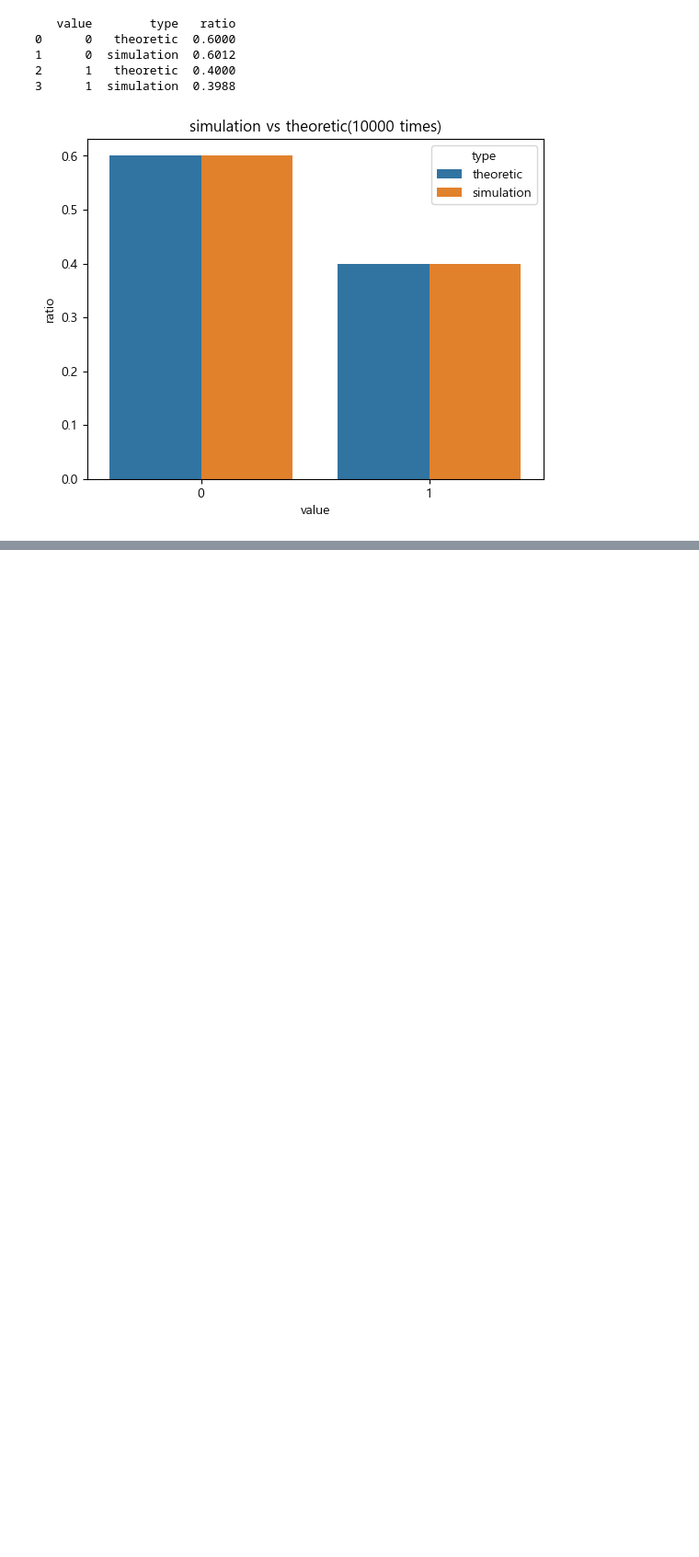
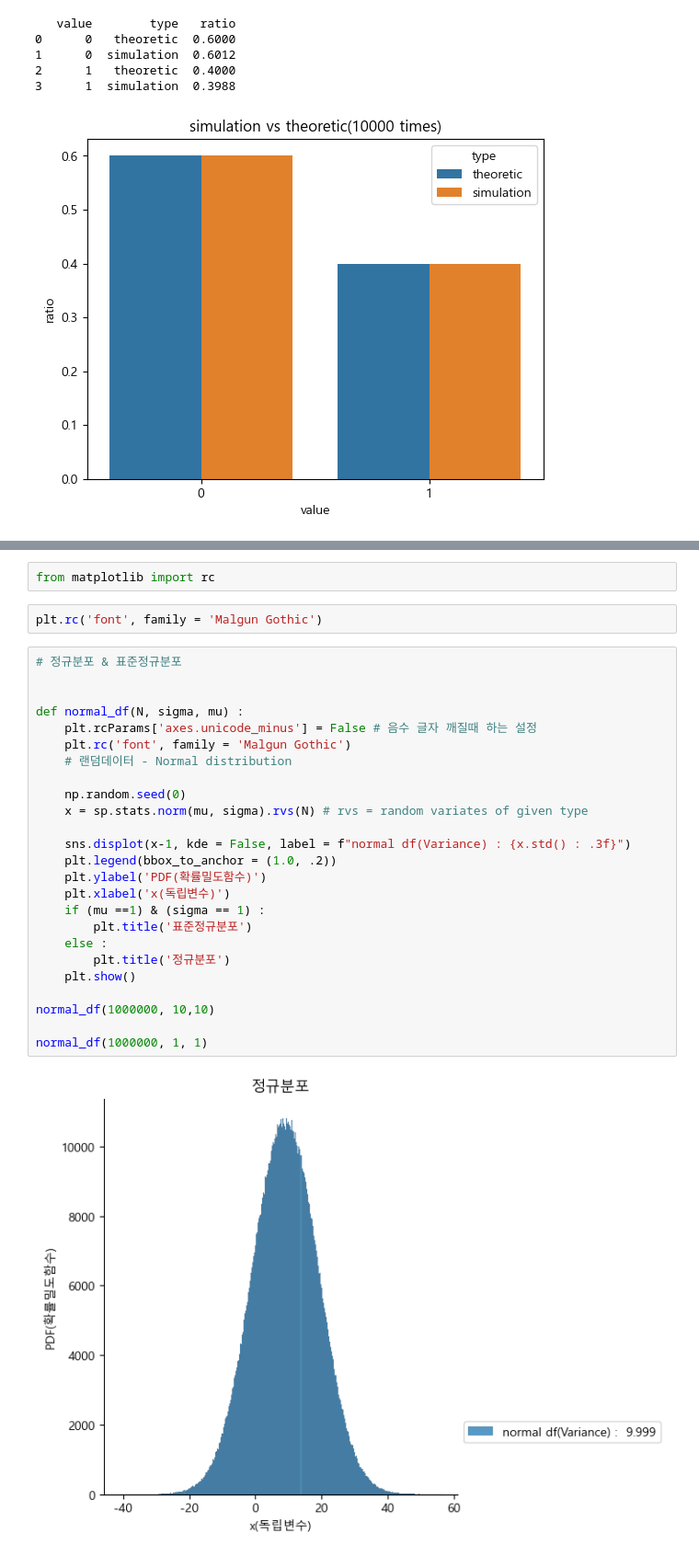
Before and after one commit to ZiNoBae/Practice_ubion, a Jupyter notebook: zino_drill/fin_stats_03_distribution.ipynb, the cells around one changed output, grey strips where cells are left out. Shown at 92% size. Cells and saved outputs as stored; diff of their text form; blank space fills up the shorter version.

```diff
--- a/zino_drill/fin_stats_03_distribution.ipynb
+++ b/zino_drill/fin_stats_03_distribution.ipynb
@@ -231,0 +280,31 @@ sim_bernoulli_df(0.4, 10000)
+# %%
+from matplotlib import rc
+# %%
+plt.rc('font', family = 'Malgun Gothic')
+# %%
+# 정규분포 & 표준정규분포
+
+
+def normal_df(N, sigma, mu) :
+    plt.rcParams['axes.unicode_minus'] = False # 음수 글자 깨질때 하는 설정
+    plt.rc('font', family = 'Malgun Gothic')
+    # 랜덤데이터 - Normal distribution
+
+    np.random.seed(0)
+    x = sp.stats.norm(mu, sigma).rvs(N) # rvs = random variates of given type
+
+    sns.displot(x-1, kde = False, label = f"normal df(Variance) : {x.std() : .3f}")
+    plt.legend(bbox_to_anchor = (1.0, .2))
+    plt.ylabel('PDF(확률밀도함수)')
+    plt.xlabel('x(독립변수)')
+    if (mu ==1) & (sigma == 1) :
+        plt.title('표준정규분포')
+    else :
+        plt.title('정규분포')
+    plt.show()
+
+normal_df(1000000, 10,10)
+
+normal_df(1000000, 1, 1)
+# %% [output]
+[figure, added]
```
Also changed, not shown: parts of 18 cells of this notebook.
